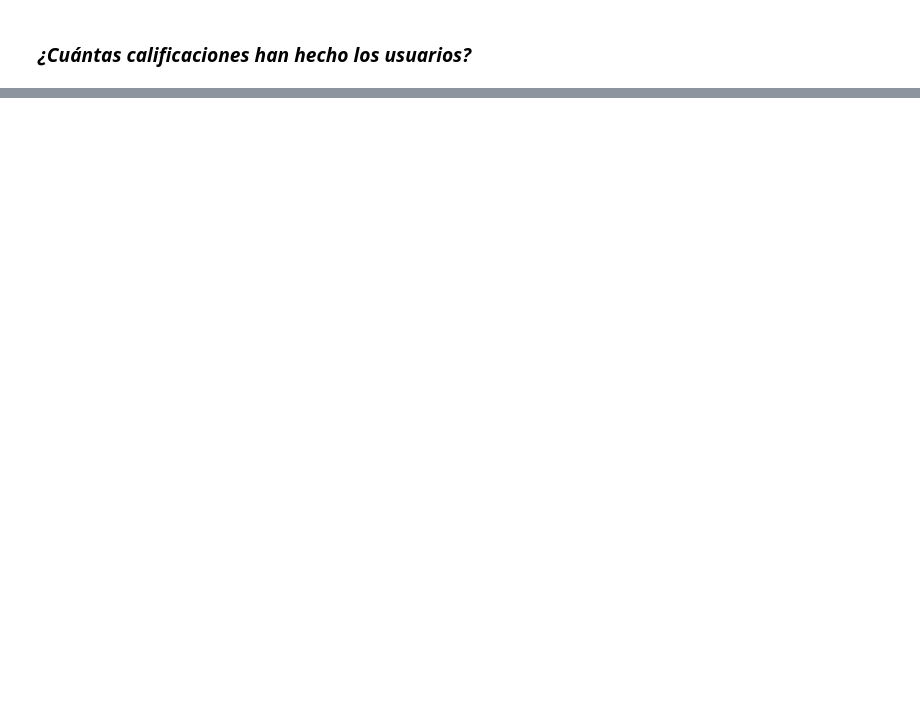
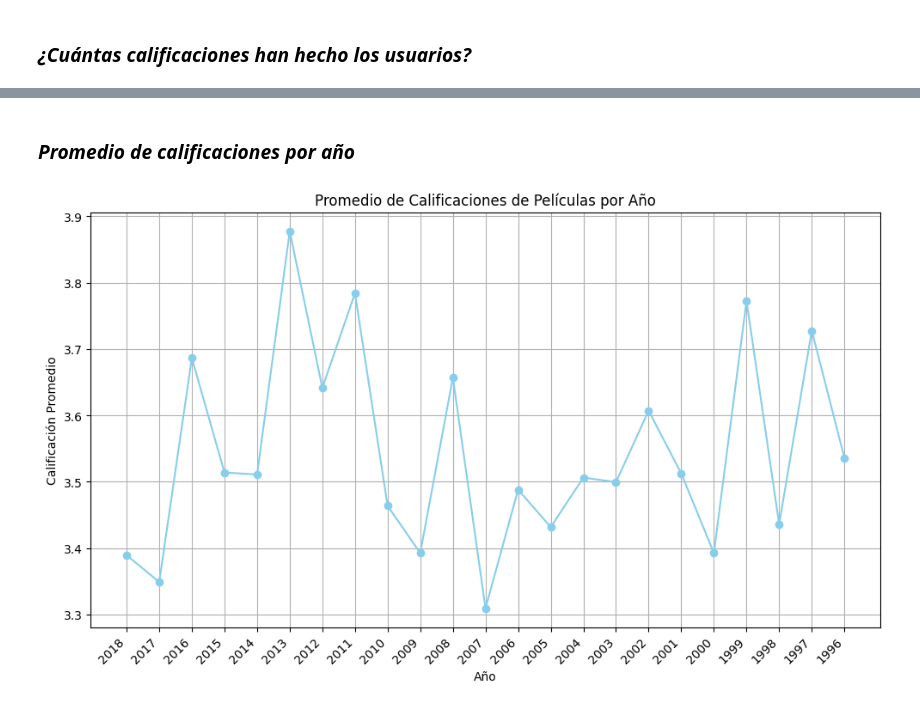
Before and after one commit to yackelineql/MarketingprojectG8, a Jupyter notebook: b_exploracion_limpieza.ipynb, the cells around one changed output, grey strips where cells are left out. Drawn from its saved outputs; the diff is of its cells as text; code cells hidden in the pictures; blank space fills up the shorter version.

```diff
--- a/b_exploracion_limpieza.ipynb
+++ b/b_exploracion_limpieza.ipynb
@@ -261,0 +348,28 @@ plt.show()
+# %% [markdown]
+### *Promedio de calificaciones por año*
+# %%
+#Esto te dará el promedio de las calificaciones por año.
+datos_promedio_calificaciones = pd.read_sql("""
+SELECT
+    strftime('%Y', datetime(timestamp, 'unixepoch')) AS year,
+    AVG(rating) AS average_rating
+FROM
+    ratings
+GROUP BY
+    year
+ORDER BY
+    year DESC;
+""", con)
+
+# Crear el gráfico de líneas
+plt.figure(figsize=(10, 6))  # Ajustar el tamaño de la figura si es necesario
+plt.plot(datos_promedio_calificaciones['year'], datos_promedio_calificaciones['average_rating'], marker='o', linestyle='-', color='skyblue')
+plt.title('Promedio de Calificaciones de Películas por Año')
+plt.xlabel('Año')
+plt.ylabel('Calificación Promedio')
+plt.grid(True)  # Agregar una cuadrícula para una mejor legibilidad
+plt.xticks(rotation=45, ha='right')  # Rotar las etiquetas del eje x para mejor legibilidad
+plt.tight_layout()  # Ajustar el diseño para evitar superposiciones
+plt.show()
+# %% [output]
+[figure, added]
```
Also changed, not shown: parts of 12 cells of this notebook, 1 other file.
